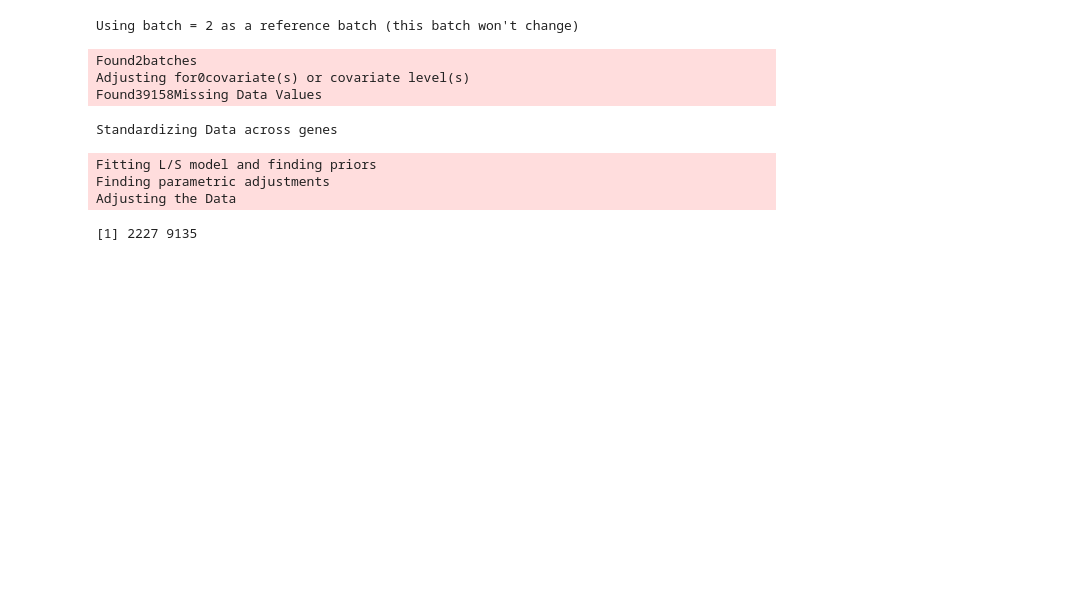
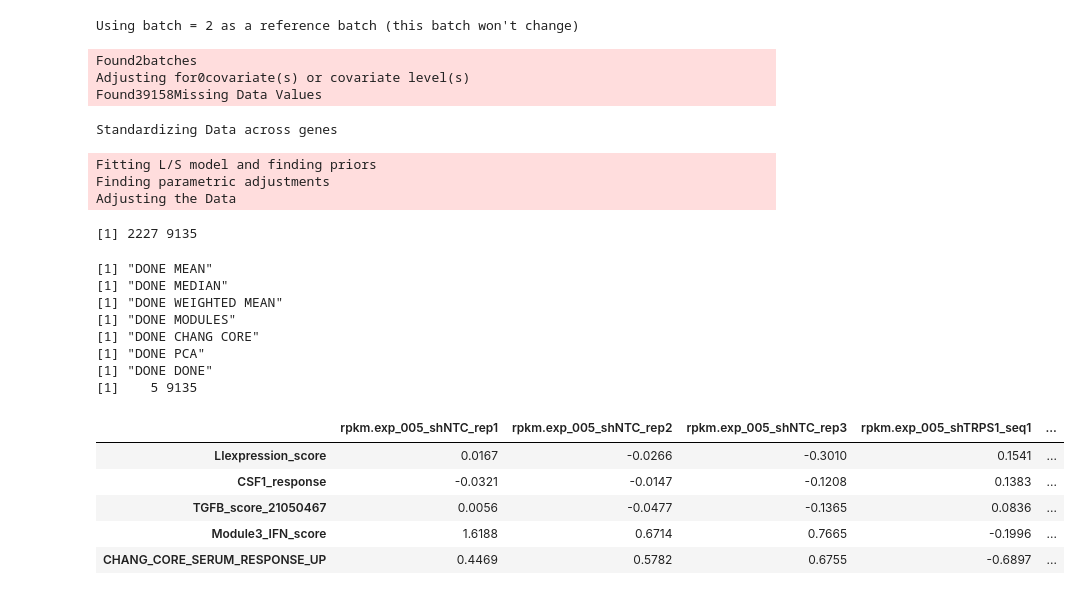
Before and after one commit to Gibbsdavidl/Immune-Subtype-Clustering, a Jupyter notebook: Notebooks/Call_immune_subtypes_on_new_data.ipynb, the cells around one changed output. Saved outputs shown, nothing was run; the diff lists cells and outputs as text; code cells hidden in the pictures; blank space fills up the shorter version.

```diff
--- a/Notebooks/Call_immune_subtypes_on_new_data.ipynb
+++ b/Notebooks/Call_immune_subtypes_on_new_data.ipynb
@@ -215,9 +212,24 @@ source('../Scripts/ImmuneSigs68_function.R')
 # %%
 
 ### compute scores.
-datScores <- ImmuneSigs_function(combat_edata, sigs1_2_eg2,sigs12_weighted_means,
+scores <- ImmuneSigs_function(combat_edata, sigs1_2_eg2,sigs12_weighted_means,
                                  sigs12_module_weights,sigs1_2_names2,sigs1_2_type2)
 
-print(dim(datScores))
-datScores[1:5,1:5]
+print(dim(scores))
+scores[1:5,1:5]
+# %% [output]
+[1] "DONE MEAN"
+[1] "DONE MEDIAN"
+[1] "DONE WEIGHTED MEAN"
+[1] "DONE MODULES"
+[1] "DONE CHANG CORE"
+[1] "DONE PCA"
+[1] "DONE DONE"
+[1]    5 9135
+|  | rpkm.exp_005_shNTC_rep1 | rpkm.exp_005_shNTC_rep2 | rpkm.exp_005_shNTC_rep3 | rpkm.exp_005_shTRPS1_seq1 | ... |
+| LIexpression_score | 0.0167 | -0.0266 | -0.3010 | 0.1541 | ... |
+| CSF1_response | -0.0321 | -0.0147 | -0.1208 | 0.1383 | ... |
+| TGFB_score_21050467 | 0.0056 | -0.0477 | -0.1365 | 0.0836 | ... |
+| Module3_IFN_score | 1.6188 | 0.6714 | 0.7665 | -0.1996 | ... |
+| CHANG_CORE_SERUM_RESPONSE_UP | 0.4469 | 0.5782 | 0.6755 | -0.6897 | ... |
 # %%
```
Also changed, not shown: parts of 18 cells of this notebook, 1 other file.
